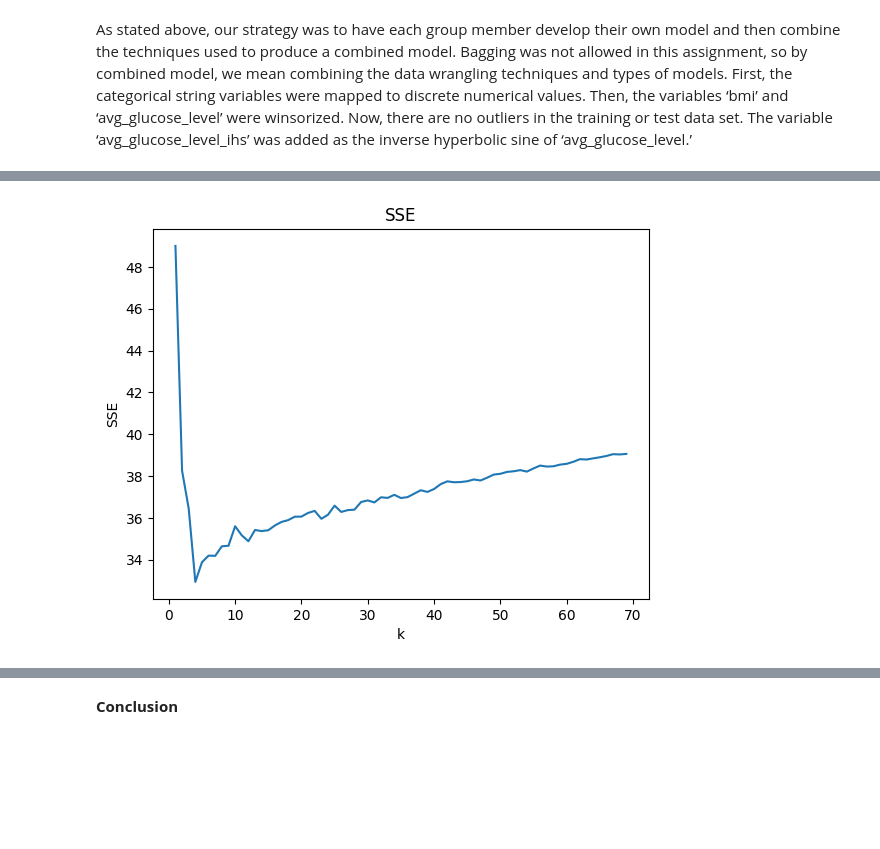
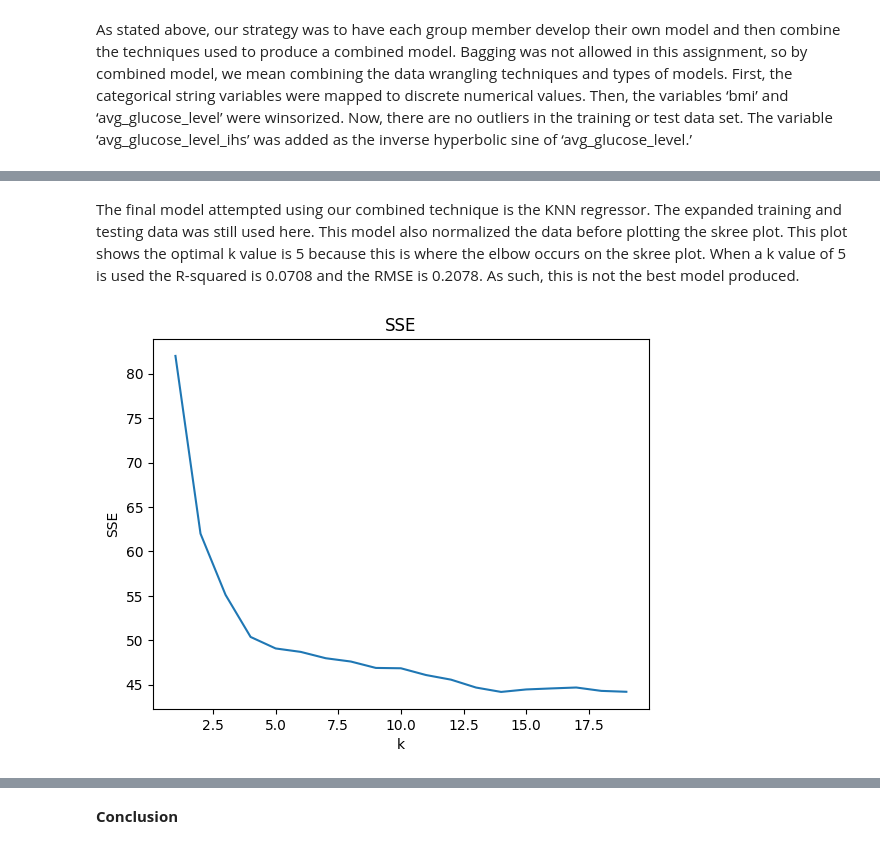
Before and after one commit to DS3001/group10, a Jupyter notebook: project_2/Project2_With_Paper.ipynb, the cells around one changed output, grey strips where cells are left out. Drawn from its saved outputs; the diff is of its cells as text; code cells hidden in the pictures; blank space fills up the shorter version.

Commit message:
Updated the combined model and paper

```diff
--- a/project_2/Project2_With_Paper.ipynb
+++ b/project_2/Project2_With_Paper.ipynb
@@ -104,6 +100,7 @@ X_train['work_type'] = X_train['work_type'].replace({"Private":0, "Self-employed
 X_test['work_type'] = X_test['work_type'].replace({"Private":0, "Self-employed":1, "children":2,
                                                           "Govt_job":3, "Never_worked":4})
 # %%
+
 # one group member windsorized and it worked well so we implemented this for all the models
 def windsorize(x):
     # Compute IQR and 1st,3rd quantiles
@@ -118,14 +115,14 @@ def windsorize(x):
     x_windsor[x > upper_whisker] = upper_whisker
     return x_windsor
 
-df_train['avg_glucose_level'] = windsorize(df_train['avg_glucose_level'])
-df_train['bmi'] = windsorize(df_train['bmi'])
+X_train['avg_glucose_level'] = windsorize(X_train['avg_glucose_level'])
+X_train['bmi'] = windsorize(X_train['bmi'])
 
-df_test['avg_glucose_level'] = windsorize(df_test['avg_glucose_level'])
-df_test['bmi'] = windsorize(df_test['bmi'])
+X_test['avg_glucose_level'] = windsorize(X_test['avg_glucose_level'])
+X_test['bmi'] = windsorize(X_test['bmi'])
 
 
-df_train.plot.box()
+X_train.plot.box()
 # %% [output]
 A value is trying to be set on a copy of a slice from a DataFrame
 
@@ -172,31 +171,28 @@ plt.show()
 # Now this is a linear model with polynomial expansion
 # We found that degree 2 gave the best results
 
-X_train_numeric = X_train.loc[:,['age','hypertension','heart_disease','bmi','avg_glucose_level_ihs'] ]
+X_train_numeric = X_train.loc[:,['age','heart_disease','avg_glucose_level_ihs','Residence_type','smoking_status'] ]
 
 expander = PolynomialFeatures(degree=2,include_bias=False) # Create the expander
 Z = expander.fit_transform(X_train_numeric) # Pass the df into the expander to get powers/interactions of x and y
 names = expander.get_feature_names_out() # Get the names of these variables
 continuous = pd.DataFrame(data=Z, columns = names) # Create a new, expanded dataframe
 
-dummies = pd.concat([ pd.get_dummies(X_train['work_type'],dtype='int',drop_first=True),
-                      pd.get_dummies(X_train['Residence_type'],dtype='int',drop_first=True),
-                      pd.get_dummies(X_train['smoking_status'],dtype='int',drop_first=True)],axis=1)
+dummies = pd.concat([ pd.get_dummies(X_train['work_type'],dtype='int',drop_first=True)],axis=1)
 
 Z_train = pd.concat([continuous,dummies],axis=1)
 Z_train.columns = Z_train.columns.astype(str)
-X_test_numeric = X_test.loc[:,['age','hypertension','heart_disease','bmi','avg_glucose_level_ihs'] ]
+X_test_numeric = X_test.loc[:,['age','heart_disease','avg_glucose_level_ihs','Residence_type','smoking_status'] ]
 
 expander = PolynomialFeatures(degree=2,include_bias=False) # Create the expander
 Z = expander.fit_transform(X_test_numeric) # Pass the df into the expander to get powers/interactions of x and y
 names = expander.get_feature_names_out() # Get the names of these variables
 continuous = pd.DataFrame(data=Z, columns = names) # Create a new, expanded dataframe
 
-dummies = pd.concat([ pd.get_dummies(X_test['work_type'],dtype='int',drop_first=True),
-                      pd.get_dummies(X_test['Residence_type'],dtype='int',drop_first=True),
-                      pd.get_dummies(X_test['smoking_status'],dtype='int',drop_first=True)],axis=1)
+dummies = pd.concat([pd.get_dummies(X_test['work_type'],dtype='int',drop_first=True)],axis=1)
 
 Z_test = pd.concat([continuous,dummies],axis=1)
+
 Z_test.columns = Z_test.columns.astype(str)
 # Fit the model and get the R2 measure:
 reg = LinearRegression().fit(Z_train, y_train) # Fit the linear model
@@ -227,14 +223,14 @@ Using the k-nearest neighbor classifier method described above and the not expan
 # %%
 # This is the KNeighborsClassifer model with 9 neighbors
 model = KNeighborsClassifier(n_neighbors=9)
-fitted_model = model.fit(X_train,y_train)
-y_hat = fitted_model.predict(X_test)
+fitted_model = model.fit(Z_train,y_train)
+y_hat = fitted_model.predict(Z_test)
 # %%
-r_squared = model.score(X_test, y_test)
+r_squared = model.score(Z_test, y_test)
 print(f'R-squared: {r_squared}')
 
 # Calculate RMSE
-y_hat = model.predict(X_test)
+y_hat = model.predict(Z_test)
 N = len(y_test)
 print('RMSE: ', (np.sum( (y_test - y_hat)**2)/N )**.5 )
 # %% [output]
@@ -255,42 +251,44 @@ plt.show()
+# %% [markdown]
+The final model attempted using our combined technique is the KNN regressor. The expanded training and testing data was still used here. This model also normalized the data before plotting the skree plot. This plot shows the optimal k value is 5 because this is where the elbow occurs on the skree plot. When a k value of 5 is used the R-squared is 0.0708 and the RMSE is 0.2078. As such, this is not the best model produced.
 # %%
 # Finally, the best model KNeighbors regressor.
 # Maxmin normalization function:
 def maxmin(z):
     z = (z-min(z))/(max(z)-min(z))
     return(z)
 
 # Apply maxmin to each column of X:
-X_train_knn = X_train.apply(maxmin)
-X_test_knn = X_test.apply(maxmin)
+X_train_knn = Z_train.apply(maxmin)
+X_test_knn = Z_test.apply(maxmin)
 
 # Determine optimal k:
-k_bar = 70
+k_bar = 20
 k_grid = np.arange(1,k_bar) # The range of k's to consider
 SSE = np.zeros(k_bar-1) # For comparison purposes, store the training error
 for k in range(k_bar-1):
     model = KNeighborsRegressor(n_neighbors=k+1) # Create a sk model for k
     fitted_model = model.fit(X_train_knn,y_train) # Train the model on our data
     y_hat = fitted_model.predict(X_test_knn) # Predict values for test set
     SSE[k] = np.sum( (y_test-y_hat)**2 ) # Save the computed SSE
 SSE_min = np.min(SSE) # Lowest recorded SSE
 min_index = np.where(SSE==SSE_min) # Find the indices of y that equal the minimum
 k_star = k_grid[min_index][0] # Find the optimal value of k
 
 ## SSE plot:
 plt.plot(k_grid,SSE)
 plt.xlabel("k")
 plt.ylabel("SSE")
 plt.title('SSE')
 plt.show()
-# The plot shows that the best values for k is 3!
+# The plot shows that the best values for k is 5!
 
 ## Fit optimal model:
-model = KNeighborsRegressor(n_neighbors=max(3,k_star))
+model = KNeighborsRegressor(n_neighbors=max(5,k_star))
 knn_star = model.fit(X_train_knn,y_train)
 y_hat_knn = knn_star.predict(X_test_knn)
 residuals_knn = y_test - y_hat_knn
 # %% [output]
-[figure, old version]
+[figure, new version]
 # %%
 TSS = np.sum( (y_test - y_test.mean())**2 )
 SSE_knn = np.sum( (y_test-y_hat_knn)**2 )
```
Also changed, not shown: parts of 29 cells of this notebook.
